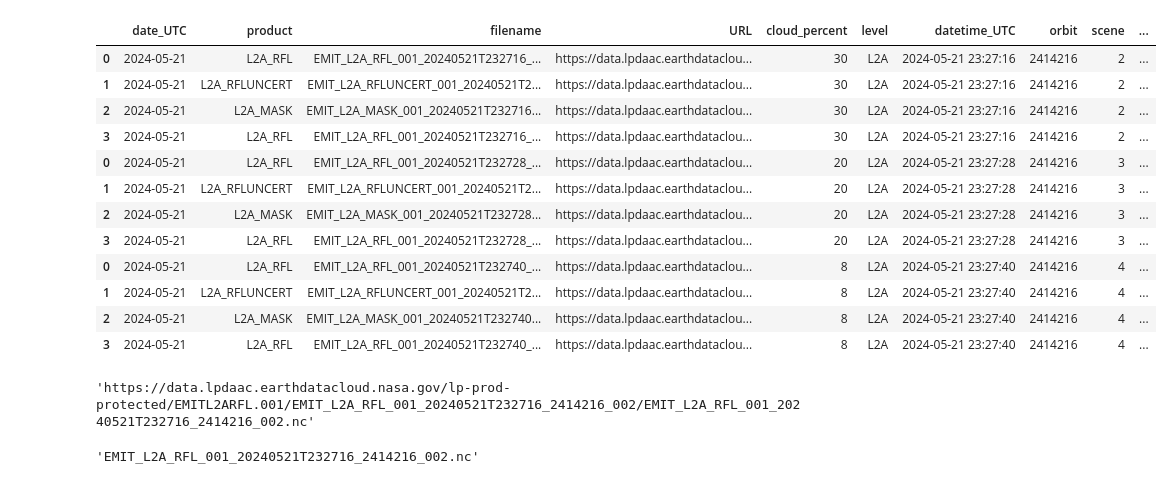
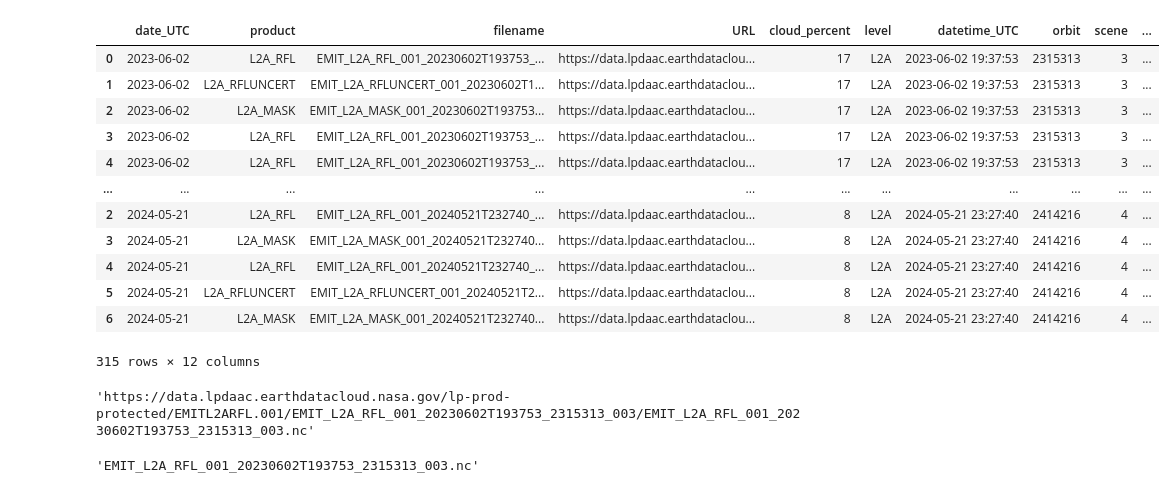
Before and after one commit to gregory-halverson/emit_tools, a Jupyter notebook: Salton Sea CMR from library.ipynb, the cells around one changed output. Cells and saved outputs as stored; diff of their text form; code cells hidden in the pictures.

```diff
--- a/Salton Sea CMR from library.ipynb
+++ b/Salton Sea CMR from library.ipynb
@@ -20,4 +26,4 @@ from emit_tools.download_scene import download_scene
 # %%
 geojson_filename = "11SPS.geojson"
-start_date = "2024-05-01"
+start_date = "2023-06-01"
 end_date = "2024-05-30"
@@ -27,3 +30,3 @@ end_date = "2024-05-30"
 # %%
-# polygon = sentinel_tiles.footprint("11SPS")
-# polygon.wkt
+polygon = sentinel_tiles.footprint("11SPS")
+polygon.wkt
@@ -51,35 +35,35 @@ grid
 # %%
-df = search_EMIT_L2A_reflectance(
+reflectance_granules_df = search_EMIT_L2A_reflectance(
     start_date=start_date,
     end_date=end_date,
-    target_area=grid
+    target_area=polygon
 )
 
-df
+reflectance_granules_df
 # %% [output]
 |  | date_UTC | product | filename | URL | cloud_percent | level | datetime_UTC | orbit | scene | ... |
-| 0 | 2024-05-21 | L2A_RFL | EMIT_L2A_RFL_001_20240521T232716_... | https://data.lpdaac.earthdataclou... | 30 | L2A | 2024-05-21 23:27:16 | 2414216 | 2 | ... |
-| 1 | 2024-05-21 | L2A_RFLUNCERT | EMIT_L2A_RFLUNCERT_001_20240521T2... | https://data.lpdaac.earthdataclou... | 30 | L2A | 2024-05-21 23:27:16 | 2414216 | 2 | ... |
-| 2 | 2024-05-21 | L2A_MASK | EMIT_L2A_MASK_001_20240521T232716... | https://data.lpdaac.earthdataclou... | 30 | L2A | 2024-05-21 23:27:16 | 2414216 | 2 | ... |
-| 3 | 2024-05-21 | L2A_RFL | EMIT_L2A_RFL_001_20240521T232716_... | https://data.lpdaac.earthdataclou... | 30 | L2A | 2024-05-21 23:27:16 | 2414216 | 2 | ... |
-| 0 | 2024-05-21 | L2A_RFL | EMIT_L2A_RFL_001_20240521T232728_... | https://data.lpdaac.earthdataclou... | 20 | L2A | 2024-05-21 23:27:28 | 2414216 | 3 | ... |
-| 1 | 2024-05-21 | L2A_RFLUNCERT | EMIT_L2A_RFLUNCERT_001_20240521T2... | https://data.lpdaac.earthdataclou... | 20 | L2A | 2024-05-21 23:27:28 | 2414216 | 3 | ... |
-| 2 | 2024-05-21 | L2A_MASK | EMIT_L2A_MASK_001_20240521T232728... | https://data.lpdaac.earthdataclou... | 20 | L2A | 2024-05-21 23:27:28 | 2414216 | 3 | ... |
-| 3 | 2024-05-21 | L2A_RFL | EMIT_L2A_RFL_001_20240521T232728_... | https://data.lpdaac.earthdataclou... | 20 | L2A | 2024-05-21 23:27:28 | 2414216 | 3 | ... |
-| 0 | 2024-05-21 | L2A_RFL | EMIT_L2A_RFL_001_20240521T232740_... | https://data.lpdaac.earthdataclou... | 8 | L2A | 2024-05-21 23:27:40 | 2414216 | 4 | ... |
-| 1 | 2024-05-21 | L2A_RFLUNCERT | EMIT_L2A_RFLUNCERT_001_20240521T2... | https://data.lpdaac.earthdataclou... | 8 | L2A | 2024-05-21 23:27:40 | 2414216 | 4 | ... |
-| 2 | 2024-05-21 | L2A_MASK | EMIT_L2A_MASK_001_20240521T232740... | https://data.lpdaac.earthdataclou... | 8 | L2A | 2024-05-21 23:27:40 | 2414216 | 4 | ... |
-| 3 | 2024-05-21 | L2A_RFL | EMIT_L2A_RFL_001_20240521T232740_... | https://data.lpdaac.earthdataclou... | 8 | L2A | 2024-05-21 23:27:40 | 2414216 | 4 | ... |
+| 0 | 2023-06-02 | L2A_RFL | EMIT_L2A_RFL_001_20230602T193753_... | https://data.lpdaac.earthdataclou... | 17 | L2A | 2023-06-02 19:37:53 | 2315313 | 3 | ... |
+| 1 | 2023-06-02 | L2A_RFLUNCERT | EMIT_L2A_RFLUNCERT_001_20230602T1... | https://data.lpdaac.earthdataclou... | 17 | L2A | 2023-06-02 19:37:53 | 2315313 | 3 | ... |
+| 2 | 2023-06-02 | L2A_MASK | EMIT_L2A_MASK_001_20230602T193753... | https://data.lpdaac.earthdataclou... | 17 | L2A | 2023-06-02 19:37:53 | 2315313 | 3 | ... |
+| 3 | 2023-06-02 | L2A_RFL | EMIT_L2A_RFL_001_20230602T193753_... | https://data.lpdaac.earthdataclou... | 17 | L2A | 2023-06-02 19:37:53 | 2315313 | 3 | ... |
+| 4 | 2023-06-02 | L2A_RFL | EMIT_L2A_RFL_001_20230602T193753_... | https://data.lpdaac.earthdataclou... | 17 | L2A | 2023-06-02 19:37:53 | 2315313 | 3 | ... |
+| ... | ... | ... | ... | ... | ... | ... | ... | ... | ... | ... |
+| 2 | 2024-05-21 | L2A_RFL | EMIT_L2A_RFL_001_20240521T232740_... | https://data.lpdaac.earthdataclou... | 8 | L2A | 2024-05-21 23:27:40 | 2414216 | 4 | ... |
+| 3 | 2024-05-21 | L2A_MASK | EMIT_L2A_MASK_001_20240521T232740... | https://data.lpdaac.earthdataclou... | 8 | L2A | 2024-05-21 23:27:40 | 2414216 | 4 | ... |
+| 4 | 2024-05-21 | L2A_RFL | EMIT_L2A_RFL_001_20240521T232740_... | https://data.lpdaac.earthdataclou... | 8 | L2A | 2024-05-21 23:27:40 | 2414216 | 4 | ... |
+| 5 | 2024-05-21 | L2A_RFLUNCERT | EMIT_L2A_RFLUNCERT_001_20240521T2... | https://data.lpdaac.earthdataclou... | 8 | L2A | 2024-05-21 23:27:40 | 2414216 | 4 | ... |
+| 6 | 2024-05-21 | L2A_MASK | EMIT_L2A_MASK_001_20240521T232740... | https://data.lpdaac.earthdataclou... | 8 | L2A | 2024-05-21 23:27:40 | 2414216 | 4 | ... |
+315 rows × 12 columns
 # %%
-URL = df.iloc[0].URL
+URL = reflectance_granules_df.iloc[0].URL
 URL
 # %% [output]
-'https://data.lpdaac.earthdatacloud.nasa.gov/lp-prod-protected/EMITL2ARFL.001/EMIT_L2A_RFL_001_20240521T232716_2414216_002/EMIT_L2A_RFL_001_20240521T232716_2414216_002.nc'
+'https://data.lpdaac.earthdatacloud.nasa.gov/lp-prod-protected/EMITL2ARFL.001/EMIT_L2A_RFL_001_20230602T193753_2315313_003/EMIT_L2A_RFL_001_20230602T193753_2315313_003.nc'
 # %%
-filename_base = df.iloc[0].filename
+filename_base = reflectance_granules_df.iloc[0].filename
 filename_base
 # %% [output]
-'EMIT_L2A_RFL_001_20240521T232716_2414216_002.nc'
+'EMIT_L2A_RFL_001_20230602T193753_2315313_003.nc'
 # %%
 filename = join("~/data/EMIT_download", filename_base)
 filename
```
Also changed, not shown: parts of 11 cells of this notebook, 17 other files.
